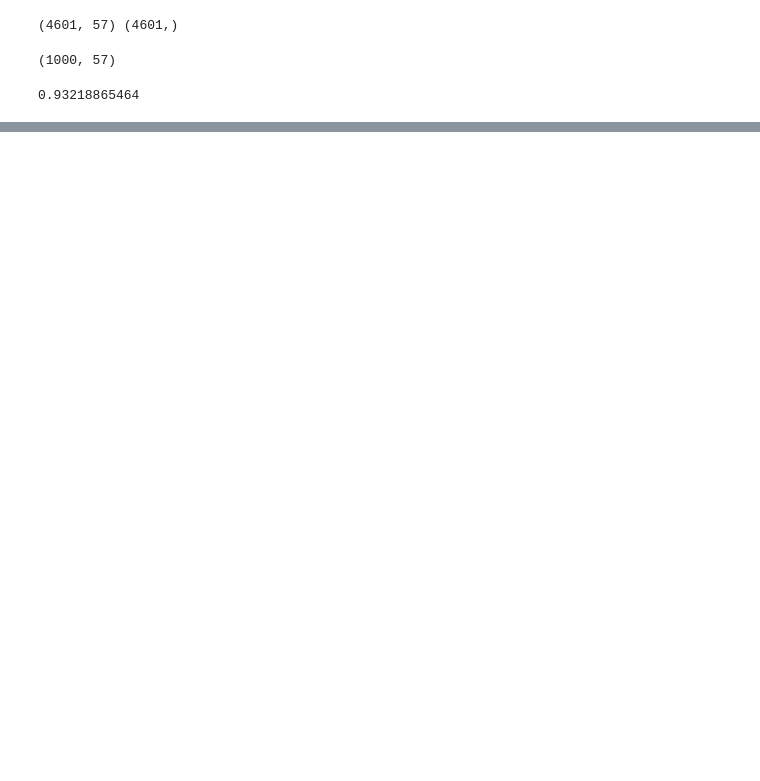
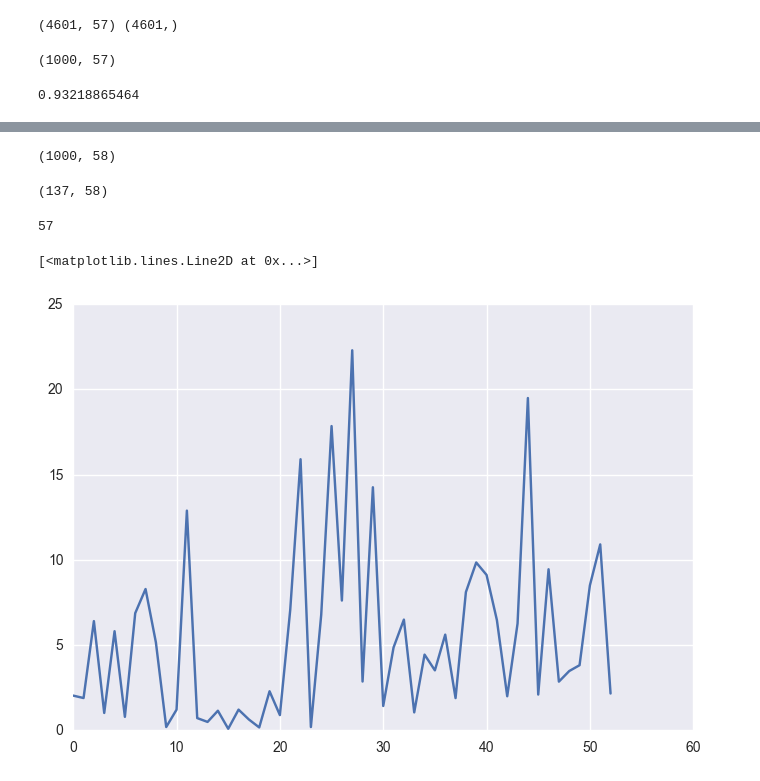
Before and after one commit to najeeb97khan/Cloning, a Jupyter notebook: Final/Simulation.ipynb, the cells around one changed output, grey strips where cells are left out. Saved outputs shown, nothing was run; the diff lists cells and outputs as text; code cells hidden in the pictures; blank space fills up the shorter version.

```diff
--- a/Final/Simulation.ipynb
+++ b/Final/Simulation.ipynb
@@ -124,0 +38,5 @@ np.mean(np.equal(np.argmax(y_pred[0], 1), y))
+# %%
+new_data = pd.concat((X_random, pd.DataFrame(y_random)), axis=1)
+print new_data.shape
+# %% [output]
+(1000, 58)
@@ -124,0 +45,22 @@ np.mean(np.equal(np.argmax(y_pred[0], 1), y))
+# %%
+data_spam = new_data.loc[new_data.iloc[:, -1] == 1]
+print data_spam.shape
+# %% [output]
+(137, 58)
+# %%
+words = [word.split('_')[-1] for word in new_data.columns]
+words = [word for word in words if len(word) >= 1]
+print len(words)
+# %% [output]
+57
+# %%
+i = 0
+dic = {}
+for word in words:
+    dic[word] = data_spam.iloc[0, i]
+    i += 1
+# %%
+plt.plot([val for val in dic.values() if val > 0 and val < 100])
+# %% [output]
+[<matplotlib.lines.Line2D at 0x...>]
+[figure, added]
```
Also changed, not shown: parts of 7 cells of this notebook, 2 other files.
